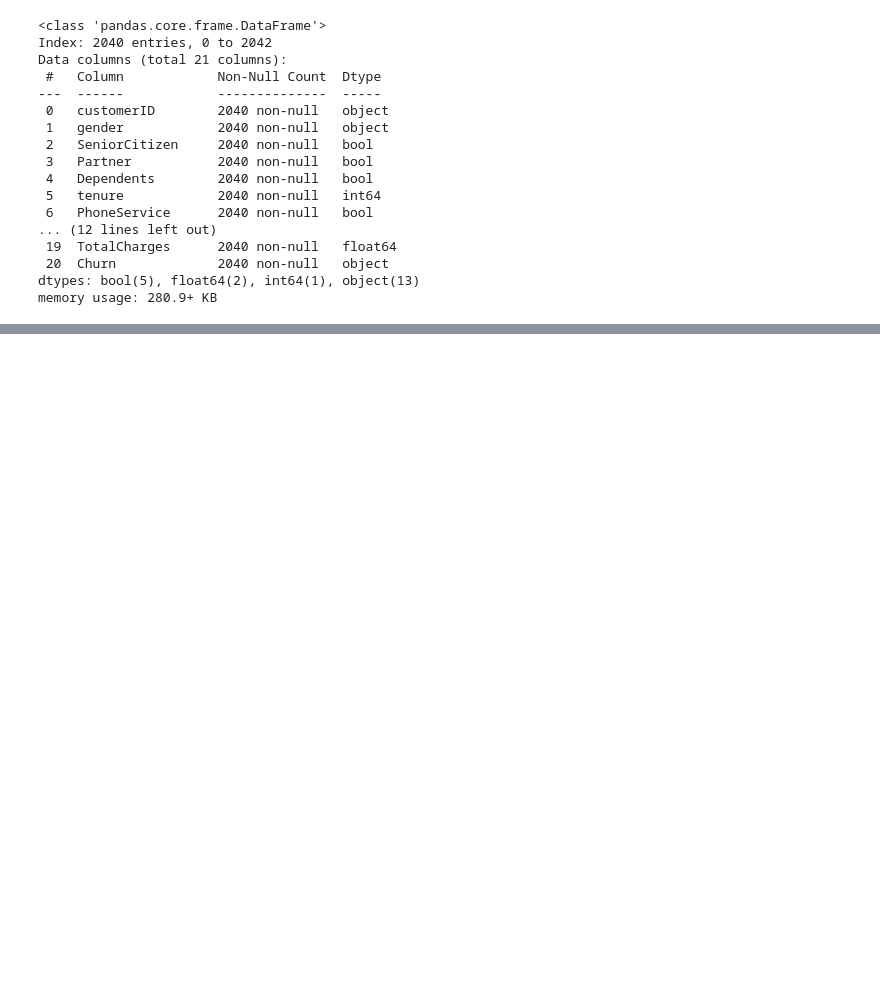
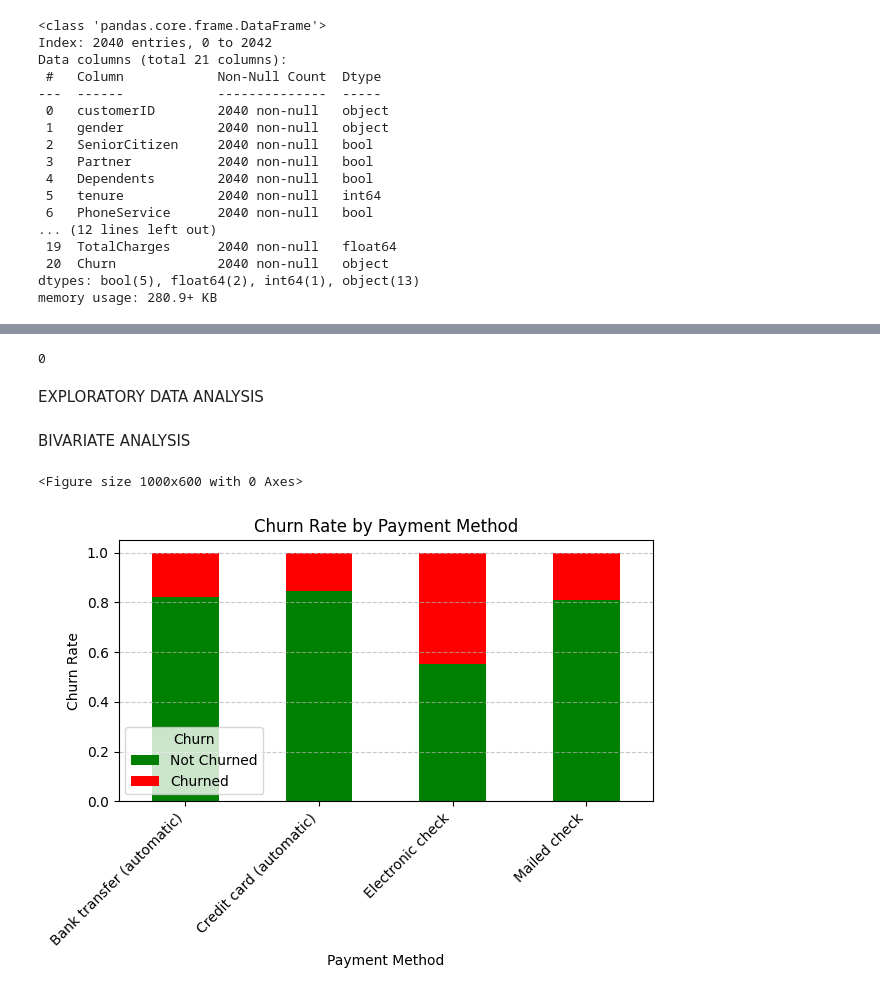
Before and after one commit to Amarquaye009/CUSTOMER-CHURN-ANALYSIS, a Jupyter notebook: Notebooks/Datasets.ipynb, the cells around one changed output, grey strips where cells are left out. Drawn from its saved outputs; the diff is of its cells as text; code cells hidden in the pictures; blank space fills up the shorter version.

Commit message:
Exploratory Data Analysis Executed

```diff
--- a/Notebooks/Datasets.ipynb
+++ b/Notebooks/Datasets.ipynb
@@ -896,3 +898,7 @@ Data columns (total 21 columns):
  20  Churn             2040 non-null   object
 dtypes: bool(5), float64(2), int64(1), object(13)
 memory usage: 280.9+ KB
+# %%
+#concatenating the datasets into a single dataframe
+main_df = pd.concat([data1,data2],ignore_index=True)
+main_df.head(2)
@@ -898,0 +955,25 @@ memory usage: 280.9+ KB
+# %%
+# Original column names
+original_column_names = [
+    'customerID', 'gender', 'SeniorCitizen', 'Partner', 'Dependents',
+    'tenure', 'PhoneService', 'MultipleLines', 'InternetService',
+    'OnlineSecurity', 'OnlineBackup', 'DeviceProtection', 'TechSupport',
+    'StreamingTV', 'StreamingMovies', 'Contract', 'PaperlessBilling',
+    'PaymentMethod', 'MonthlyCharges', 'TotalCharges', 'Churn'
+]
+
+# New column names
+new_column_names = [
+    'Customer_ID', 'Gender', 'Senior_Citizen', 'Partner', 'Dependents',
+    'Tenure_Months', 'Phone_Service', 'Multiple_Lines', 'Internet_Service',
+    'Online_Security', 'Online_Backup', 'Device_Protection', 'Tech_Support',
+    'Streaming_TV', 'Streaming_Movies', 'Contract', 'Paperless_Billing',
+    'Payment_Method', 'Monthly_Charges', 'Total_Charges', 'Churn'
+]
+
+
+# Rename columns
+main_df.columns = new_column_names
+
+# Display the DataFrame with renamed columns
+main_df
@@ -898,0 +994,27 @@ memory usage: 280.9+ KB
+# %%
+main_df.duplicated().sum()
+# %% [output]
+0
+# %% [markdown]
+EXPLORATORY DATA ANALYSIS
+# %% [markdown]
+BIVARIATE ANALYSIS
+# %%
+
+# Calculate churn rates (proportions) for each payment method
+churn_counts = main_df.groupby('Payment_Method')['Churn'].value_counts(normalize=True).unstack()
+
+# Plotting the grouped bar chart
+plt.figure(figsize=(10, 6))
+churn_counts.plot(kind='bar', stacked=True, color=['green', 'red'])
+plt.title('Churn Rate by Payment Method')
+plt.xlabel('Payment Method')
+plt.ylabel('Churn Rate')
+plt.xticks(rotation=45, ha='right')
+plt.legend(title='Churn', labels=['Not Churned', 'Churned'])
+plt.grid(axis='y', linestyle='--', alpha=0.7)
+plt.tight_layout()
+plt.show()
+# %% [output]
+<Figure size 1000x600 with 0 Axes>
+[figure, added]
```
Also changed, not shown: parts of 13 cells of this notebook, 2 other files.
